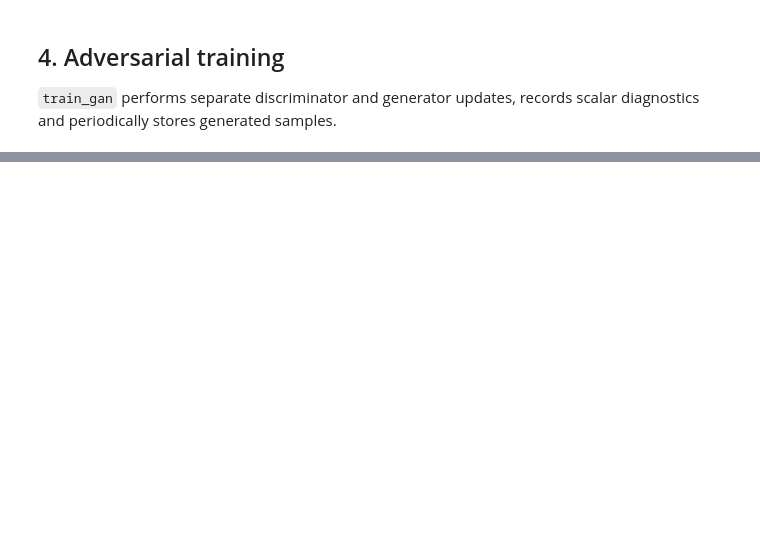
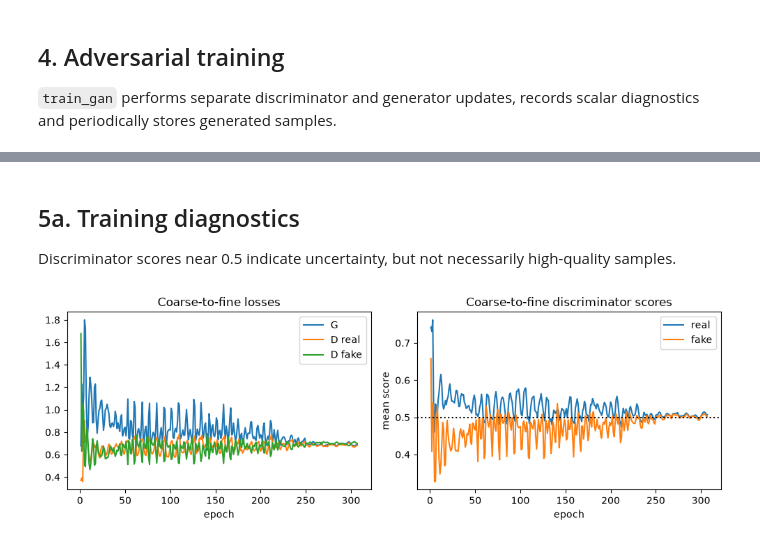
Before and after one commit to lohex/DeeplearningExamples, a Jupyter notebook: projects/pytorch_cdgan/notebooks/cdgan.ipynb, the cells around one changed output, grey strips where cells are left out. Drawn from its saved outputs; the diff is of its cells as text; code cells hidden in the pictures; blank space fills up the shorter version.

```diff
--- a/projects/pytorch_cdgan/notebooks/cdgan.ipynb
+++ b/projects/pytorch_cdgan/notebooks/cdgan.ipynb
@@ -94,0 +226,31 @@ figure.tight_layout()
+# %%
+coarse_generator = Generator(
+    noise_size=NOISE_SIZE,
+    output_length=trajectories.shape[1],
+    coarse_length=50,
+    num_conditions=len(dose_names),
+    condition_dim=CONDITION_DIM,
+)
+coarse_discriminator = Discriminator(
+    input_length=trajectories.shape[1],
+    num_conditions=len(dose_names),
+    condition_dim=CONDITION_DIM,
+)
+coarse_generator.apply(initialize_weights)
+coarse_discriminator.apply(initialize_weights)
+print(f"coarse generator parameters: {count_parameters(coarse_generator):,}")
+
+coarse_history = train_gan(
+    coarse_generator,
+    coarse_discriminator,
+    trajectories,
+    condition_labels=condition_labels,
+    config=GanTrainingConfig(
+        noise_size=NOISE_SIZE,
+        epochs=2_000,
+        batch_size=256,
+        snapshot_every=100,
+        report_every=50,
+    ),
+    device=device,
+)
@@ -94,0 +267,20 @@ figure.tight_layout()
+# %% [markdown]
+## 5a. Training diagnostics
+
+Discriminator scores near 0.5 indicate uncertainty, but not necessarily high-quality samples.
+# %%
+coarse_epochs = np.arange(1, len(coarse_history.generator_loss) + 1)
+figure, axes = plt.subplots(1, 2, figsize=(10, 3.5))
+axes[0].plot(coarse_epochs, coarse_history.generator_loss, label="G")
+axes[0].plot(coarse_epochs, coarse_history.discriminator_real_loss, label="D real")
+axes[0].plot(coarse_epochs, coarse_history.discriminator_fake_loss, label="D fake")
+axes[0].set(title="Coarse-to-fine losses", xlabel="epoch")
+axes[0].legend()
+axes[1].plot(coarse_epochs, coarse_history.real_score, label="real")
+axes[1].plot(coarse_epochs, coarse_history.fake_score, label="fake")
+axes[1].axhline(0.5, color="black", linestyle=":")
+axes[1].set(title="Coarse-to-fine discriminator scores", xlabel="epoch", ylabel="mean score")
+axes[1].legend()
+figure.tight_layout()
+# %% [output]
+[figure, added]
```
Also changed, not shown: parts of 28 cells of this notebook, 49 other files.
